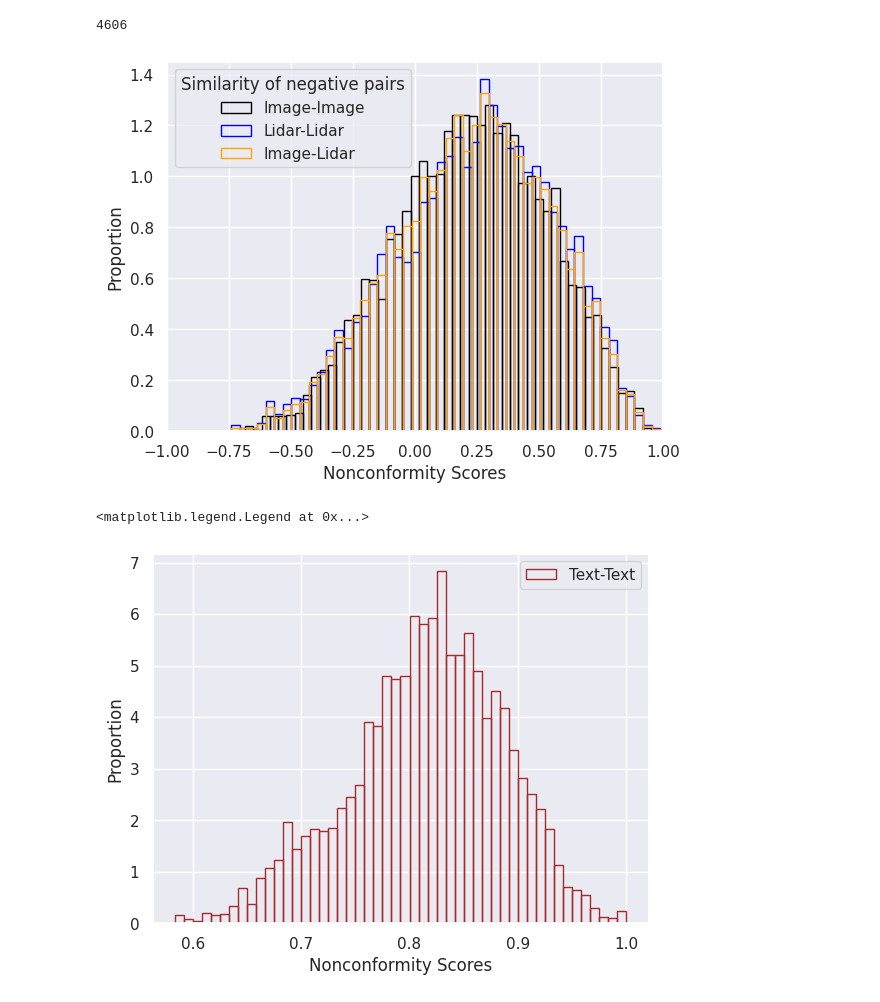
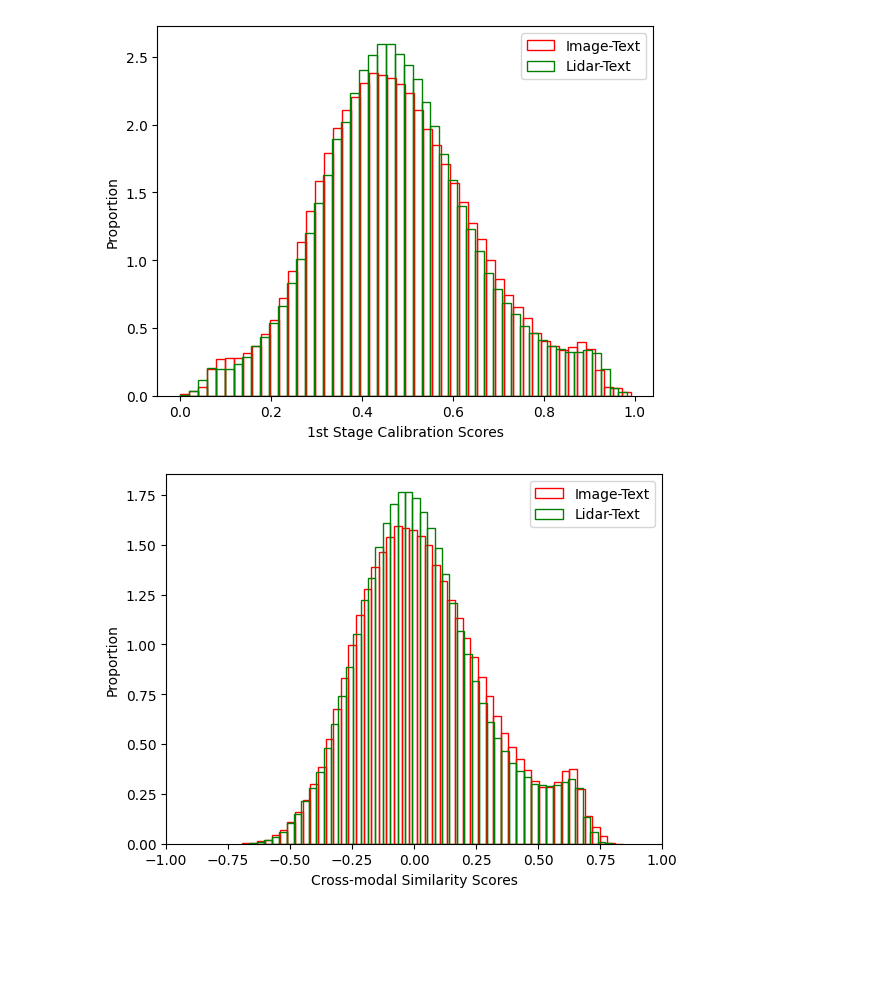
Before and after one commit to UTAustin-SwarmLab/Multi-modal-Data-Alignment, a Jupyter notebook: mmda/plot_nonconformity.ipynb, the cells around one changed output. Drawn from its saved outputs; the diff is of its cells as text; code cells hidden in the pictures; blank space fills up the shorter version.

```diff
--- a/mmda/plot_nonconformity.ipynb
+++ b/mmda/plot_nonconformity.ipynb
@@ -23,32 +187,24 @@ def load_sim_mat_cali(config_path:str="../config", config_name:str="main")->dict
 # %%
-IMAGE, LIDAR, TEXT = 0, 1, 2
+scores_33, _ = get_calibration_scores_1st_stage(data, IMAGE, TEXT, skip_same=True)
+plt.hist(scores_33, bins=50, fill=None, edgecolor="red", density=True, label="Image-Text")
+scores_44, _ = get_calibration_scores_1st_stage(data, LIDAR, TEXT, skip_same=True)
+plt.hist(scores_44, bins=50, fill=None, edgecolor="green", density=True, label="Lidar-Text")
 
-data = load_sim_mat_cali()
+plt.xlabel("1st Stage Calibration Scores")
+plt.ylabel("Proportion")
+plt.legend()
+plt.show()
 
-nc_scores_00, c_scores_00 = get_non_conformity_scores(data, IMAGE, IMAGE)
-plt.hist(nc_scores_00, bins=50, fill=None, edgecolor="black", density=True, label="Image-Image")
-print(len(nc_scores_00))
-nc_scores_11, c_scores_11 = get_non_conformity_scores(data, LIDAR, LIDAR)
-plt.hist(nc_scores_11, bins=50, fill=None, edgecolor="blue", density=True, label = "Lidar-Lidar")
+scores_33, _ = get_scores_and_gt(data, IMAGE, TEXT)
+plt.hist(scores_33, bins=50, fill=None, edgecolor="red", density=True, label="Image-Text")
+scores_44, _ = get_scores_and_gt(data, LIDAR, TEXT)
+plt.hist(scores_44, bins=50, fill=None, edgecolor="green", density=True, label="Lidar-Text")
 
-nc_scores_12, c_scores_12 = get_non_conformity_scores(data, IMAGE, LIDAR)
-plt.hist(nc_scores_12, bins=50, fill=None, edgecolor="orange", density=True, label = "Image-Lidar")
-
-plt.xlabel("Nonconformity Scores")
+plt.xlabel("Cross-modal Similarity Scores")
 plt.ylabel("Proportion")
-plt.xlim(-1,1)
-plt.legend(title="Similarity of negative pairs")
+plt.xlim(-1, 1)
+plt.legend()
 plt.show()
 # %% [output]
-4606
-[figure, old version]
+[figure, new version]
+[figure, added]
-# %%
-nc_scores_22, c_scores_22= get_non_conformity_scores(data, TEXT, TEXT)
-plt.hist(nc_scores_22, bins=50, fill=None, edgecolor="brown", density=True, label = "Text-Text")
-plt.xlabel("Nonconformity Scores")
-plt.ylabel("Proportion")
-plt.legend(title="Similarity of negative pairs")
-plt.legend()
-# %% [output]
-<matplotlib.legend.Legend at 0x...>
-[figure, removed]
```
Also changed, not shown: parts of 13 cells of this notebook, 19 other files.
